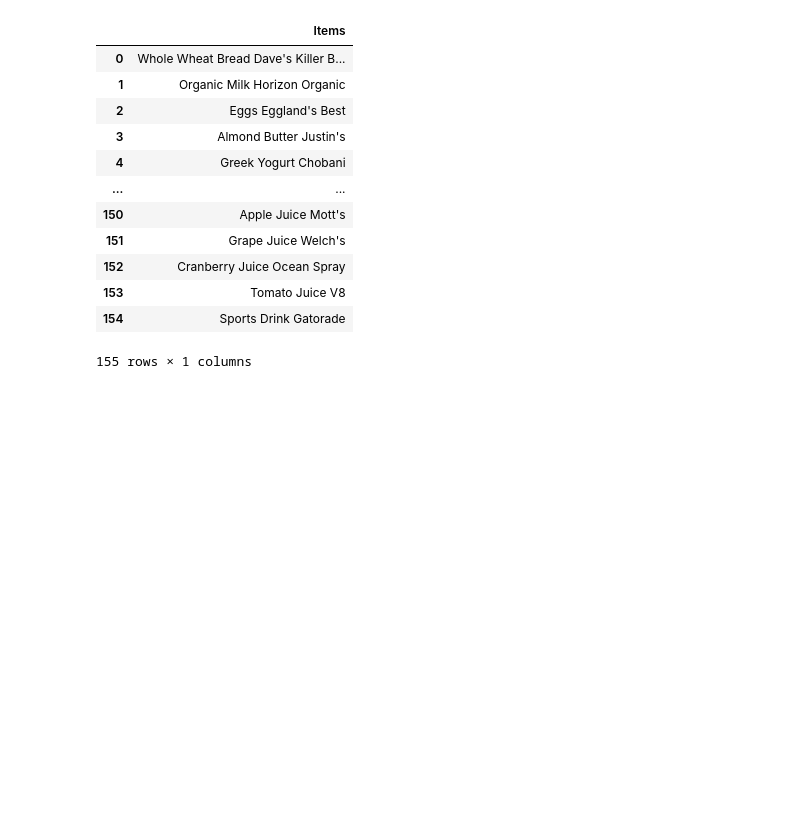
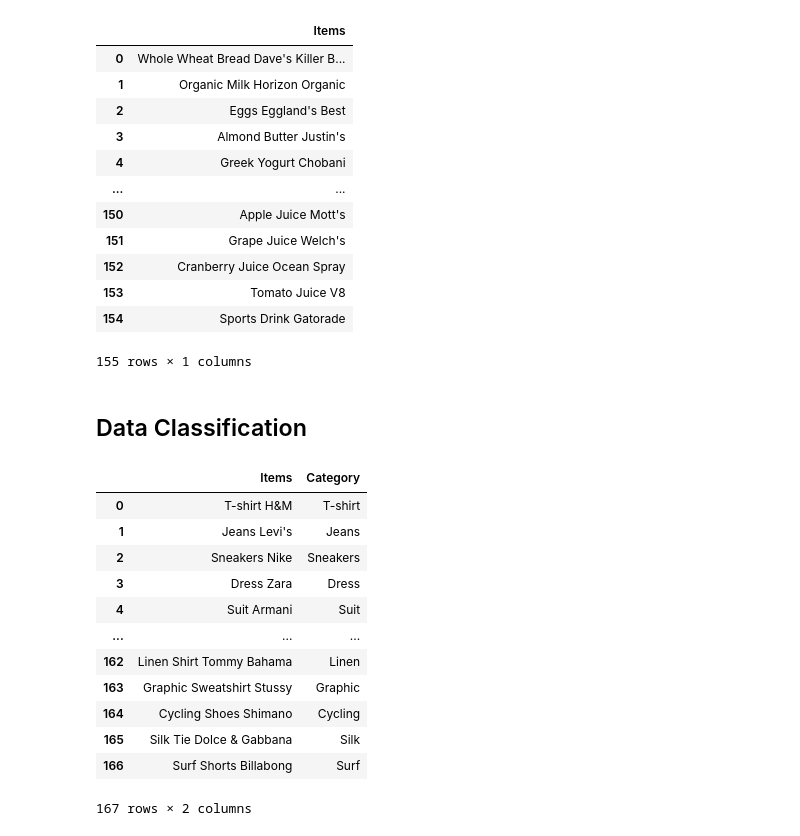
Before and after one commit to ICS438Project/receipt, a Jupyter notebook: database.ipynb, the cells around one changed output. Saved outputs shown, nothing was run; the diff lists cells and outputs as text; code cells hidden in the pictures; blank space fills up the shorter version.

```diff
--- a/database.ipynb
+++ b/database.ipynb
@@ -1509,3 +1509,29 @@ df_grocery
 155 rows × 1 columns
 # %%
 df_grocery.to_csv('grocery_datebase.csv', index=0)
+# %% [markdown]
+##  Data Classification
+# %%
+import pandas as pd
+
+clothing_df = pd.read_csv('./categorized test/categorized_clothing_database.csv')
+clothing_df = pd.read_csv('./categorized test/categorized_clothing_database.csv')
+clothing_df = pd.read_csv('./categorized test/categorized_clothing_database.csv')
+clothing_df = pd.read_csv('./categorized test/categorized_clothing_database.csv')
+clothing_df = pd.read_csv('./categorized test/categorized_clothing_database.csv')
+clothing_df = pd.read_csv('./categorized test/categorized_clothing_database.csv')
+clothing_df = pd.read_csv('./categorized test/categorized_clothing_database.csv')
+# %% [output]
+|  | Items | Category |
+| 0 | T-shirt H&M | T-shirt |
+| 1 | Jeans Levi's | Jeans |
+| 2 | Sneakers Nike | Sneakers |
+| 3 | Dress Zara | Dress |
+| 4 | Suit Armani | Suit |
+| ... | ... | ... |
+| 162 | Linen Shirt Tommy Bahama | Linen |
+| 163 | Graphic Sweatshirt Stussy | Graphic |
+| 164 | Cycling Shoes Shimano | Cycling |
+| 165 | Silk Tie Dolce & Gabbana | Silk |
+| 166 | Surf Shorts Billabong | Surf |
+167 rows × 2 columns
```
Also changed, not shown: 1 other file.
